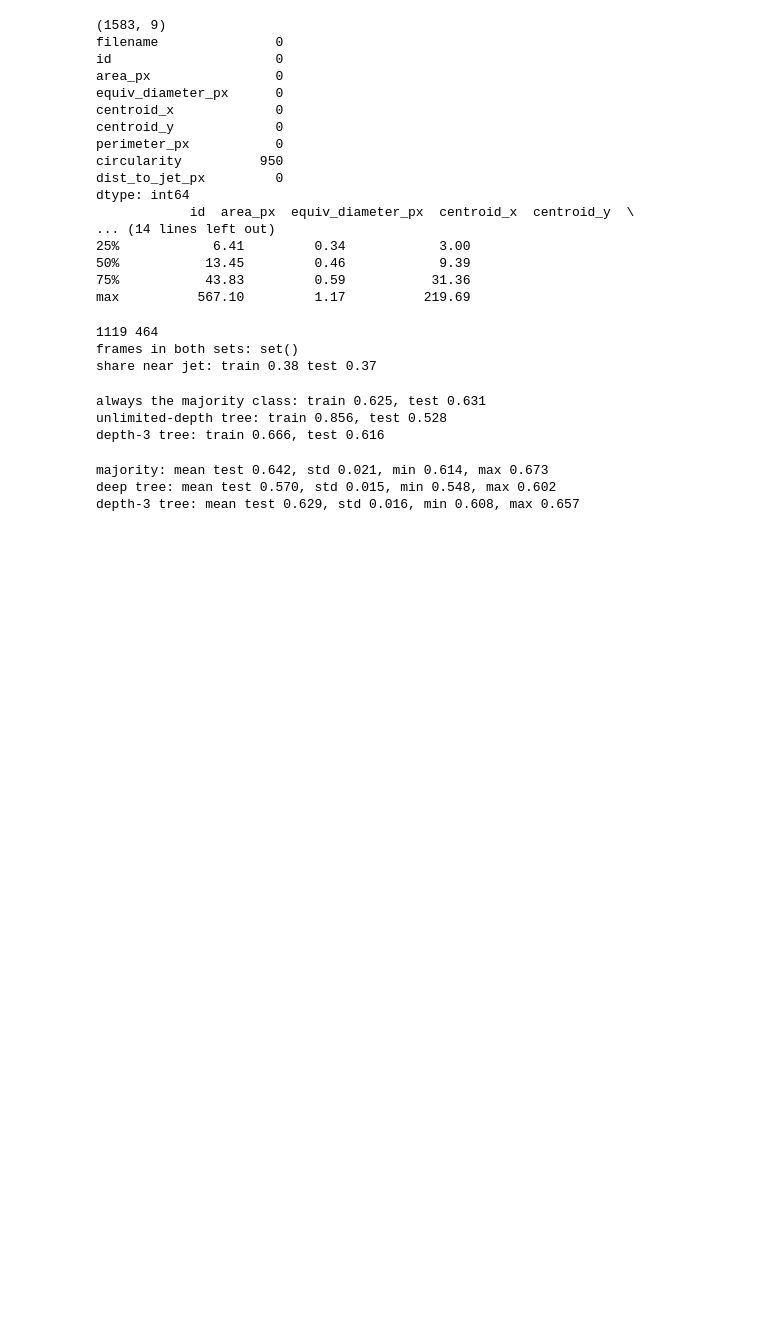
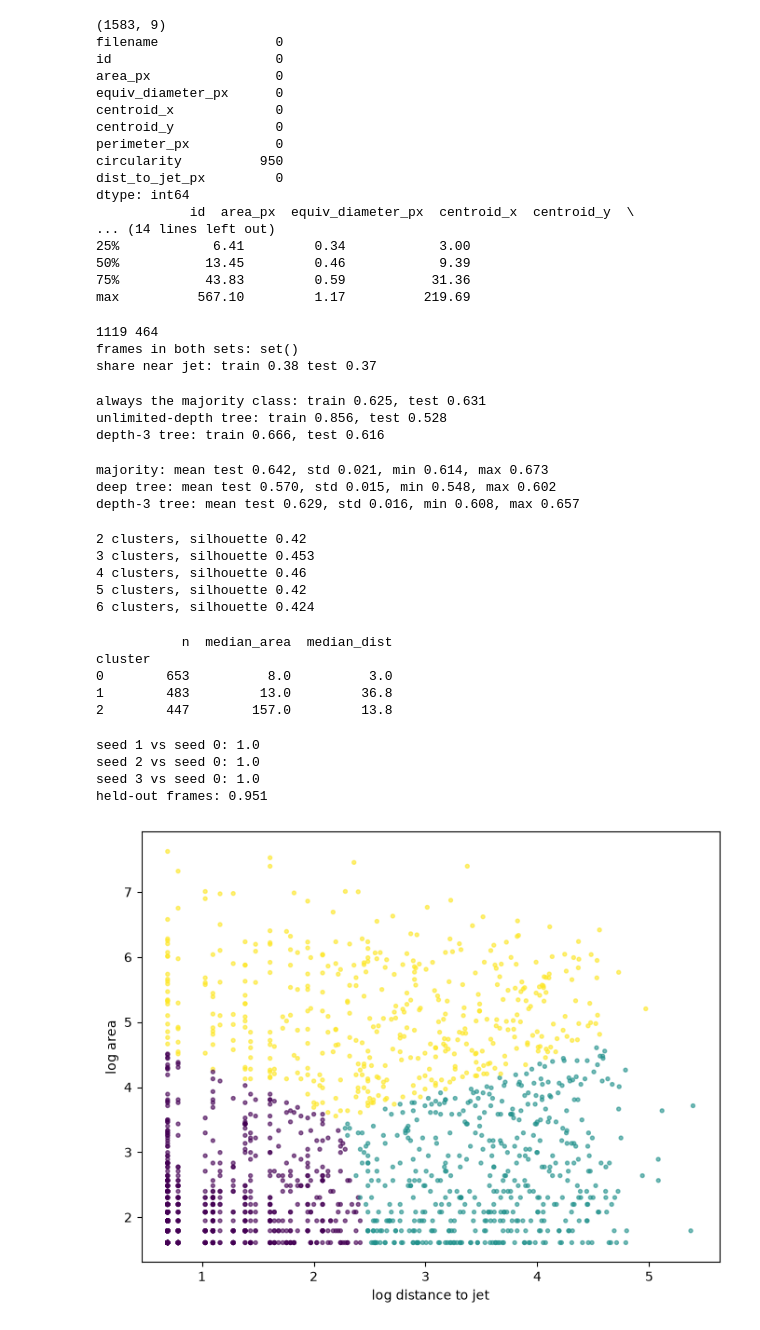
Before and after one commit to attahpt-cmyk/droplet-vision, a Jupyter notebook: notebooks/08_ml_basics.ipynb, the cells around one changed output. Saved outputs shown, nothing was run; the diff lists cells and outputs as text; code cells hidden in the pictures; blank space fills up the shorter version.

Commit message:
Add ML basics: train/test split by frame, overfitting check, KMeans clustering

```diff
--- a/notebooks/08_ml_basics.ipynb
+++ b/notebooks/08_ml_basics.ipynb
@@ -85,3 +85,80 @@ for name, s in scores.items():
 majority: mean test 0.642, std 0.021, min 0.614, max 0.673
 deep tree: mean test 0.570, std 0.015, min 0.548, max 0.602
 depth-3 tree: mean test 0.629, std 0.016, min 0.608, max 0.657
+# %%
+import numpy as np
+from sklearn.preprocessing import StandardScaler
+from sklearn.cluster import KMeans
+from sklearn.metrics import silhouette_score
+
+feat = pd.DataFrame(
+    {
+        "log_area": np.log(df["area_px"]),
+        "log_dist": np.log(df["dist_to_jet_px"]),
+    }
+)
+Z = StandardScaler().fit_transform(feat)
+
+for k in range(2, 7):
+    km = KMeans(n_clusters=k, n_init=10, random_state=0).fit(Z)
+    print(k, "clusters, silhouette", round(silhouette_score(Z, km.labels_), 3))
+# %% [output]
+2 clusters, silhouette 0.42
+3 clusters, silhouette 0.453
+4 clusters, silhouette 0.46
+5 clusters, silhouette 0.42
+6 clusters, silhouette 0.424
+# %%
+K = 3
+km = KMeans(n_clusters=K, n_init=10, random_state=0).fit(Z)
+df["cluster"] = km.labels_
+
+print(
+    df.groupby("cluster")
+    .agg(
+        n=("id", "size"),
+        median_area=("area_px", "median"),
+        median_dist=("dist_to_jet_px", "median"),
+    )
+    .round(1)
+)
+# %% [output]
+           n  median_area  median_dist
+cluster
+0        653          8.0          3.0
+1        483         13.0         36.8
+2        447        157.0         13.8
+# %%
+from sklearn.metrics import adjusted_rand_score
+
+base = KMeans(n_clusters=3, n_init=10, random_state=0).fit(Z).labels_
+for seed in [1, 2, 3]:
+    other = KMeans(n_clusters=3, n_init=10, random_state=seed).fit(Z).labels_
+    print("seed", seed, "vs seed 0:", round(adjusted_rand_score(base, other), 3))
+
+frames = df["filename"].unique()
+half = set(
+    np.random.default_rng(0).choice(frames, size=len(frames) // 2, replace=False)
+)
+mask = df["filename"].isin(half).values
+km_half = KMeans(n_clusters=3, n_init=10, random_state=0).fit(Z[mask])
+print(
+    "held-out frames:",
+    round(adjusted_rand_score(base[~mask], km_half.predict(Z[~mask])), 3),
+)
+# %% [output]
+seed 1 vs seed 0: 1.0
+seed 2 vs seed 0: 1.0
+seed 3 vs seed 0: 1.0
+held-out frames: 0.951
+# %%
+import matplotlib.pyplot as plt
+
+plt.figure(figsize=(8, 6))
+plt.scatter(feat["log_dist"], feat["log_area"], c=df["cluster"], s=8, alpha=0.6)
+plt.xlabel("log distance to jet")
+plt.ylabel("log area")
+plt.savefig("../data/clusters.png", dpi=150, bbox_inches="tight")
+plt.show()
+# %% [output]
+[figure, added]
```
Also changed, not shown: 1 other file.
